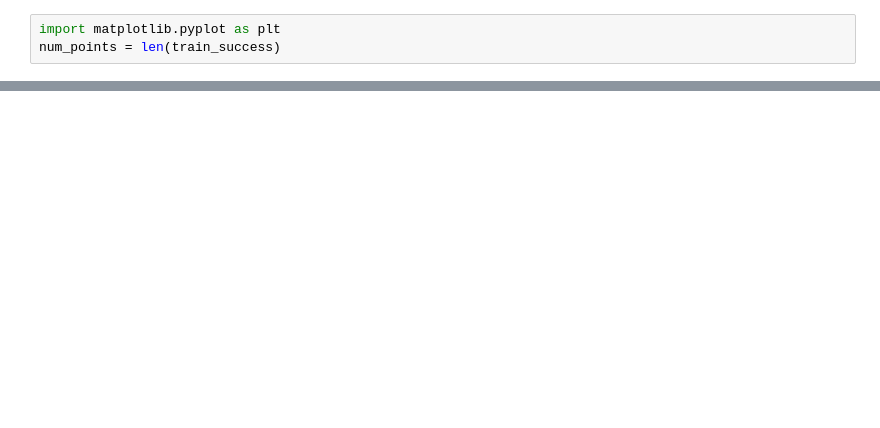
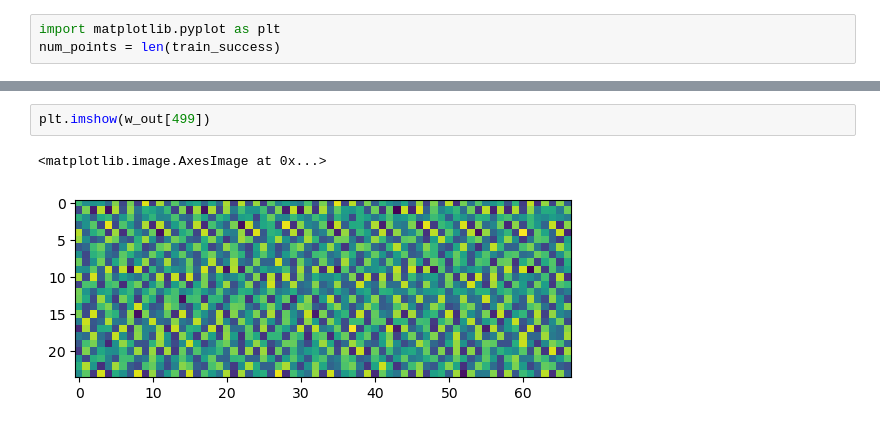
Before and after one commit to mpgussert/Grokking_Exploration, a Jupyter notebook: Grokking.ipynb, the cells around one changed output, grey strips where cells are left out. Cells and saved outputs as stored; diff of their text form; blank space fills up the shorter version.

```diff
--- a/Grokking.ipynb
+++ b/Grokking.ipynb
@@ -169,0 +178,5 @@ plt.plot(np.arange(num_points), test_loss, "r.")
+# %%
+plt.imshow(w_out[499])
+# %% [output]
+<matplotlib.image.AxesImage at 0x...>
+[figure, added]
```
Also changed, not shown: parts of 5 cells of this notebook.
